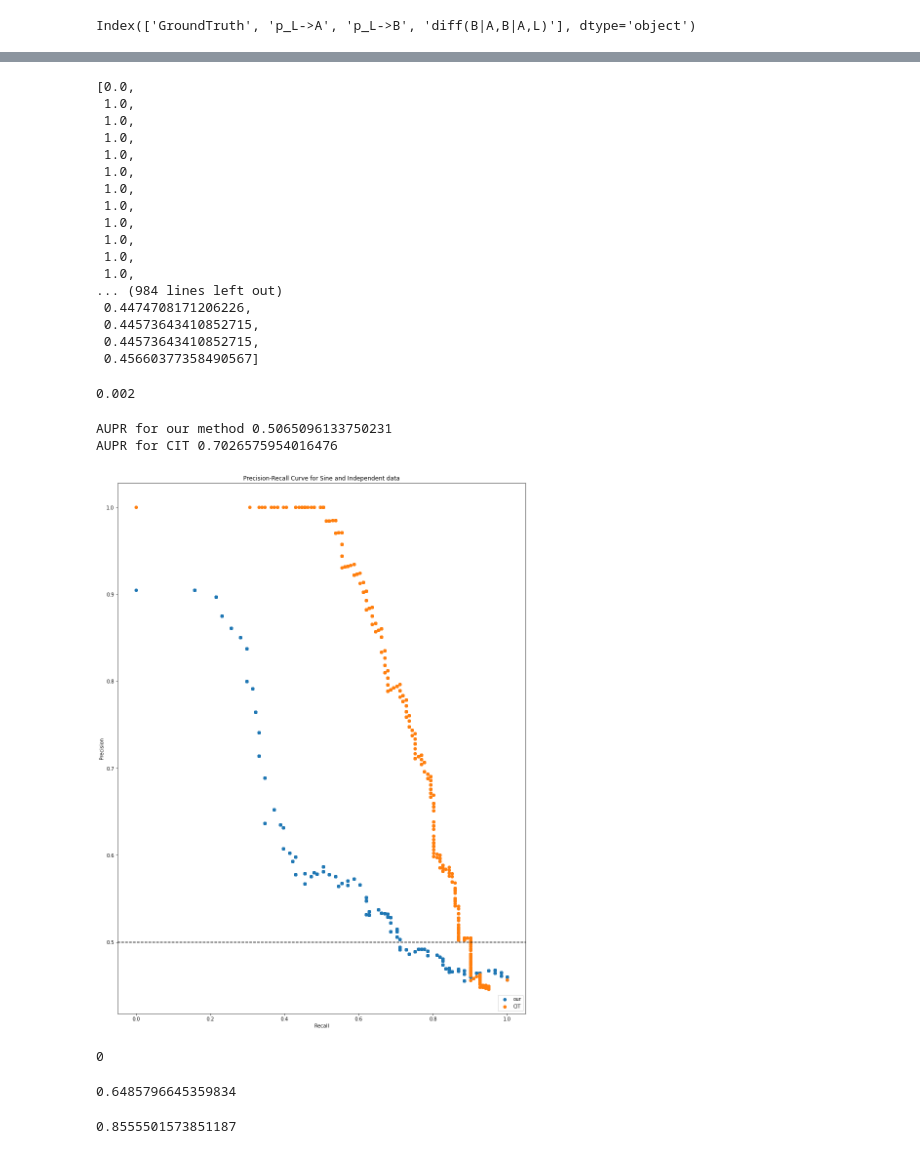
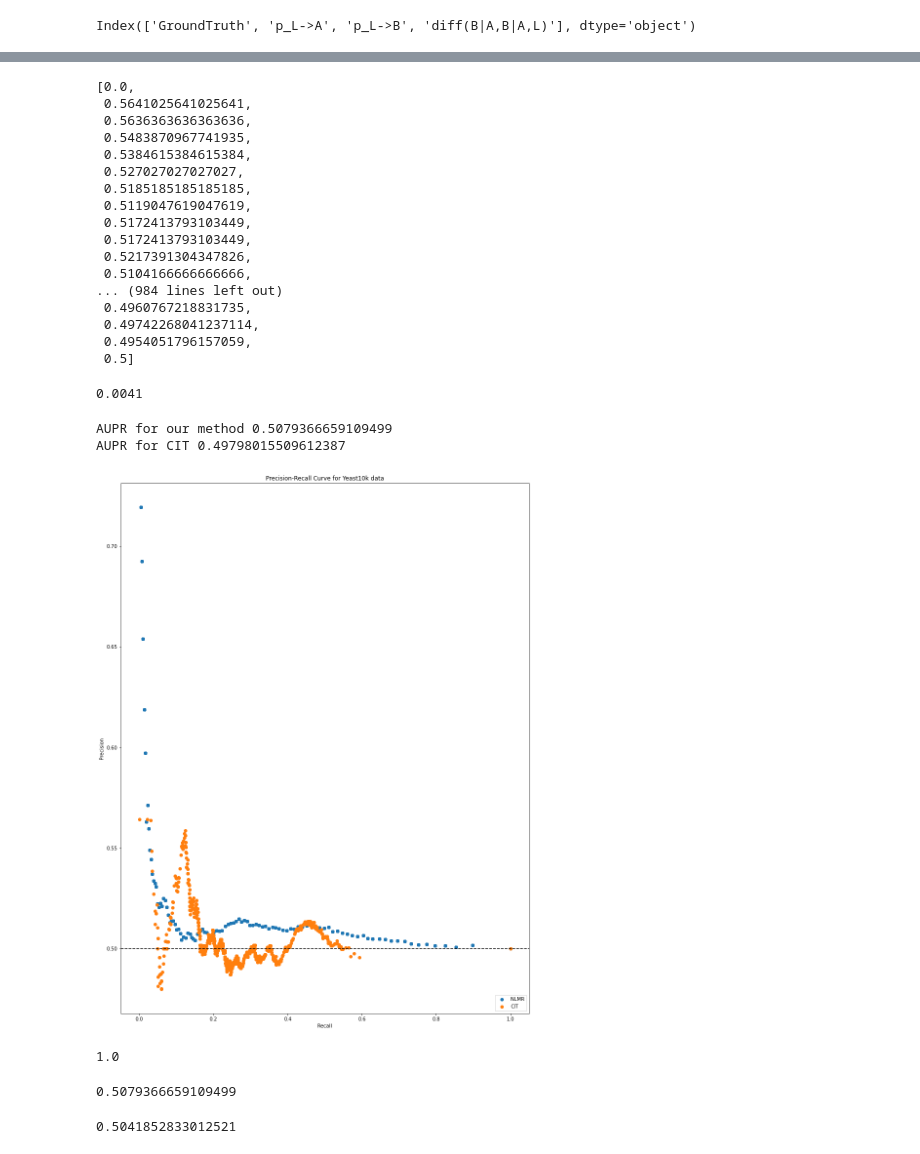
Before and after one commit to BIRDSgroup/NLCD, a Jupyter notebook: thirdApproach/precisionRecallCurve.ipynb, the cells around one changed output, grey strips where cells are left out. Cells and saved outputs as stored; diff of their text form; code cells hidden in the pictures.

Commit message:
plots and yeast 10k added

```diff
--- a/thirdApproach/precisionRecallCurve.ipynb
+++ b/thirdApproach/precisionRecallCurve.ipynb
@@ -200,10 +206,10 @@ test
 # %%
 ######## Run it from here ###########
 # %%
-#cit=pd.read_csv("YeastbothresultsCIT.csv")
-cit=pd.read_csv("MixSineandIndCIT.csv")
-#ourmethod=pd.read_csv("YeastbothresultsOurmethod.csv")
-ourmethod=pd.read_csv("MixSineandIndOurmethod.csv")
+cit=pd.read_csv("YeastbothresultsCIT10k.csv")
+#cit=pd.read_csv("MixSineandIndCIT.csv")
+ourmethod=pd.read_csv("YeastbothresultsOurmethod10k.csv")
+#ourmethod=pd.read_csv("MixSineandIndOurmethod1.csv")
 # %%
 ourmethod.columns
 # %% [output]
@@ -249,8 +255,8 @@ def plot_pr(path,kvalues,cit=False):
     precision,recall=zip(*z)
     return [recall,precision]
 # %%
-#x_our,y_our=plot_pr("YeastbothresultsOurmethod.csv",kvalues)
-x_our,y_our=plot_pr("MixSineandIndOurmethod.csv",kvalues)
+x_our,y_our=plot_pr("YeastbothresultsOurmethod10k.csv",kvalues)
+#x_our,y_our=plot_pr("MixSineandIndOurmethod.csv",kvalues)
 #PrecisionRecallDisplay.from_predictions(x_our, y_our, name="LinearSVC",pos_label=0)
 aupr_our=metrics.auc(x_our,y_our)
 # %%
@@ -294,9 +300,9 @@ x_our
  0.9917355371900827,
  1.0)
 # %%
-#x_cit,y_cit=plot_pr("YeastbothresultsCIT.csv",kvalues,True)
+x_cit,y_cit=plot_pr("YeastbothresultsCIT.csv",kvalues,True)
 #kvalues[0]=min(cit['p_cit'])
-x_cit,y_cit=plot_pr("MixSineandIndCIT.csv",kvalues,True)
+#x_cit,y_cit=plot_pr("MixSineandIndCIT.csv",kvalues,True)
 #PrecisionRecallDisplay.from_predictions(x_our, y_our, name="LinearSVC")
 aupr_cit=metrics.auc(x_cit,y_cit)
 # %%
@@ -323,29 +329,29 @@ y_our
 list(y_cit)
 # %% [output]
 [0.0,
- 1.0,
- 1.0,
- 1.0,
- 1.0,
- 1.0,
- 1.0,
- 1.0,
- 1.0,
- 1.0,
- 1.0,
- 1.0,
+ 0.5641025641025641,
+ 0.5636363636363636,
+ 0.5483870967741935,
+ 0.5384615384615384,
+ 0.527027027027027,
+ 0.5185185185185185,
+ 0.5119047619047619,
+ 0.5172413793103449,
+ 0.5172413793103449,
+ 0.5217391304347826,
+ 0.5104166666666666,
 ... (984 lines left out)
- 0.4474708171206226,
- 0.44573643410852715,
- 0.44573643410852715,
- 0.45660377358490567]
+ 0.4960767218831735,
+ 0.49742268041237114,
+ 0.4954051796157059,
+ 0.5]
 # %%
 y_cit=list(y_cit)
 y_cit[0]=y_cit[1]
 # %%
 x_our[0]
 # %% [output]
-0.002
+0.0041
 # %%
 x_our=list(x_our)
 x_our.insert(0,0)
@@ -353,29 +359,29 @@ y_our=list(y_our)
 y_our.insert(0,0.9047619047619048)
 # %%
 plt.figure(figsize=(15,20))
-plt.scatter(x_our,y_our,label="our")
+plt.scatter(x_our,y_our,label="NLMR")
 plt.scatter(x_cit,y_cit,label="CIT")
 plt.axhline(y=0.5, color='k', linestyle='--')
 plt.legend(loc="lower right")
 plt.xlabel("Recall")
 plt.ylabel("Precision")
-plt.title("Precision-Recall Curve for Sine and Independent data")
+plt.title("Precision-Recall Curve for Yeast10k data")
 print("AUPR for our method",aupr_our)
 print("AUPR for CIT",aupr_cit)
 plt.show()
 # %% [output]
-AUPR for our method 0.5065096133750231
-AUPR for CIT 0.7026575954016476
+AUPR for our method 0.5079366659109499
+AUPR for CIT 0.49798015509612387
-[figure, old version]
+[figure, new version]
 # %%
 x_our[-1]
 # %% [output]
-0
+1.0
 # %%
 metrics.auc(x_our,y_our)
 # %% [output]
-0.6485796645359834
+0.5079366659109499
 # %%
 metrics.auc(x_cit,y_cit)
 # %% [output]
-0.8555501573851187
+0.5041852833012521
```
Also changed, not shown: parts of 14 cells of this notebook, 13 other files.
